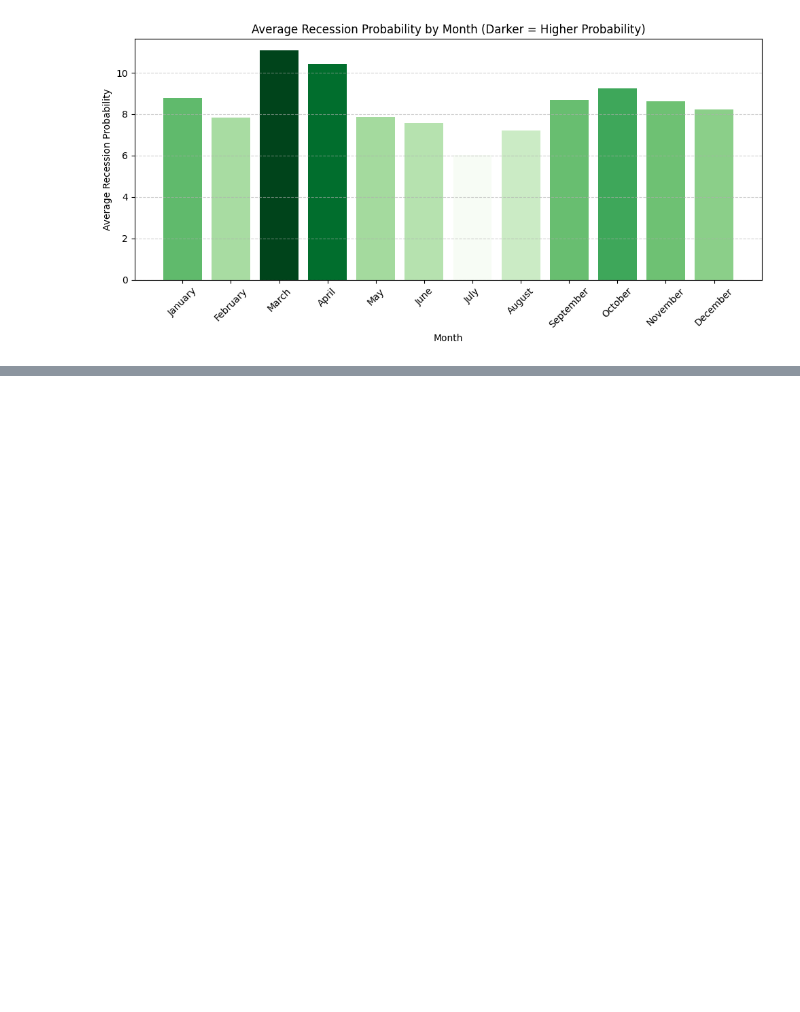
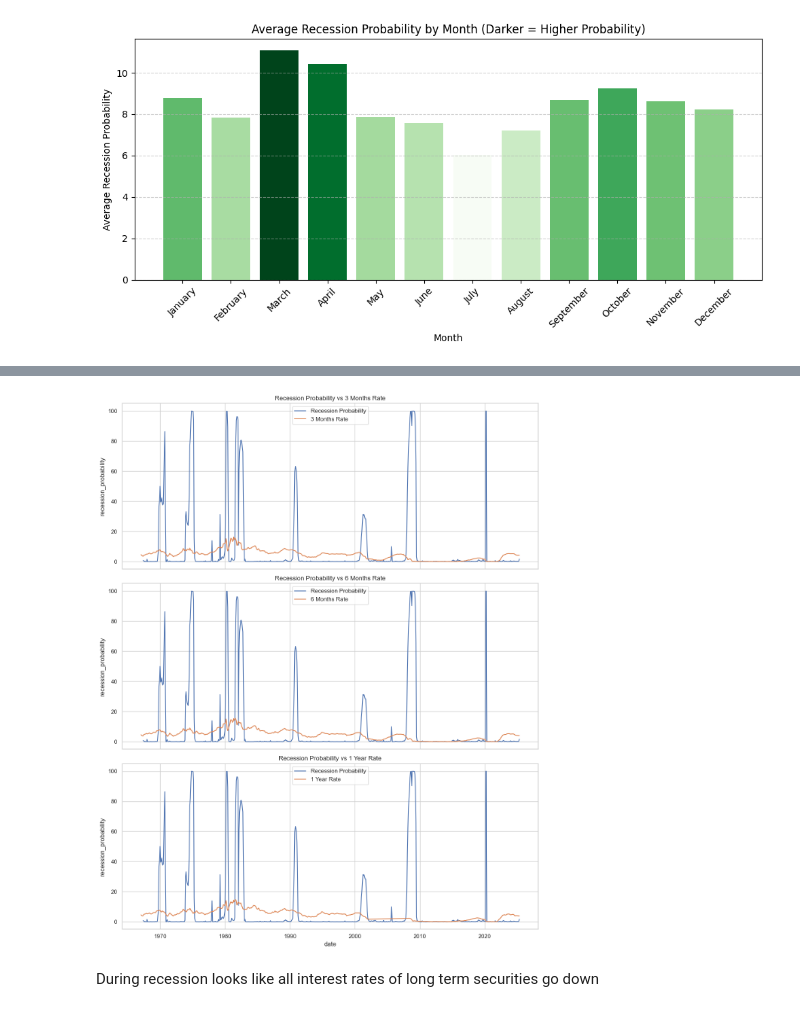
Before and after one commit to DonaldAadithiyan/RecessionRadar, a Jupyter notebook: notebooks/02data_visualization.ipynb, the cells around one changed output, grey strips where cells are left out. Cells and saved outputs as stored; diff of their text form; code cells hidden in the pictures; blank space fills up the shorter version.

```diff
--- a/notebooks/02data_visualization.ipynb
+++ b/notebooks/02data_visualization.ipynb
@@ -21,3 +10,2 @@ recession_df.to_csv("../data/combined/recession_probability.csv", index=False)
 # %%
-recession_df.rename(columns={'Month': 'date'}, inplace=True)
-recession_df.to_csv("../data/combined/recession_probability.csv", index=False)
+recession_df = pd.read_csv("../data/combined/recession_probability.csv")
@@ -48,0 +35,2 @@ recession_df.to_csv("../data/combined/recession_probability.csv", index=False)
+# %%
+recession_df.drop(['Country'], axis=1, inplace=True)
@@ -48,0 +59,4 @@ recession_df.to_csv("../data/combined/recession_probability.csv", index=False)
+# %%
+recession_df['date'] = pd.to_datetime(recession_df['date'])
+
+recession_df['Year'] = recession_df['date'].dt.year
@@ -95,11 +147,0 @@ dtype: object
-# %%
-# List of columns to convert
-cols_to_convert = [
-    'recession_probability',
-    '1_month_recession_probability',
-    '3_month_recession_probability'
-]
-
-# Convert columns to float, handling commas or missing values if necessary
-for col in cols_to_convert:
-    recession_df[col] = pd.to_numeric(recession_df[col], errors='coerce')
@@ -159,0 +200,32 @@ plt.show()
+# %%
+# Set style
+sns.set(style="whitegrid")
+
+# Create figure and axes
+fig, axs = plt.subplots(3, 1, figsize=(12, 15), sharex=True)
+
+# Plot 1: Recession Probability vs 3-months Rate
+sns.lineplot(data=recession_df, x='date', y='recession_probability', label='Recession Probability', ax=axs[0])
+sns.lineplot(data=recession_df, x='date', y='3_months_rate', label='3 Months Rate', ax=axs[0])
+axs[0].set_title('Recession Probability vs 3 Months Rate')
+axs[0].legend()
+
+# Plot 2: Recession Probability vs 6-months Rate
+sns.lineplot(data=recession_df, x='date', y='recession_probability', label='Recession Probability', ax=axs[1])
+sns.lineplot(data=recession_df, x='date', y='6_months_rate', label='6 Months Rate', ax=axs[1])
+axs[1].set_title('Recession Probability vs 6 Months Rate')
+axs[1].legend()
+
+# Plot 3: Recession Probability vs 1-year Rate
+sns.lineplot(data=recession_df, x='date', y='recession_probability', label='Recession Probability', ax=axs[2])
+sns.lineplot(data=recession_df, x='date', y='1_year_rate', label='1 Year Rate', ax=axs[2])
+axs[2].set_title('Recession Probability vs 1 Year Rate')
+axs[2].legend()
+
+# Improve layout
+plt.tight_layout()
+plt.show()
+# %% [output]
+[figure, added]
+# %% [markdown]
+During recession looks like all interest rates of long term securities go down
```
Also changed, not shown: parts of 13 cells of this notebook, 10 other files.
